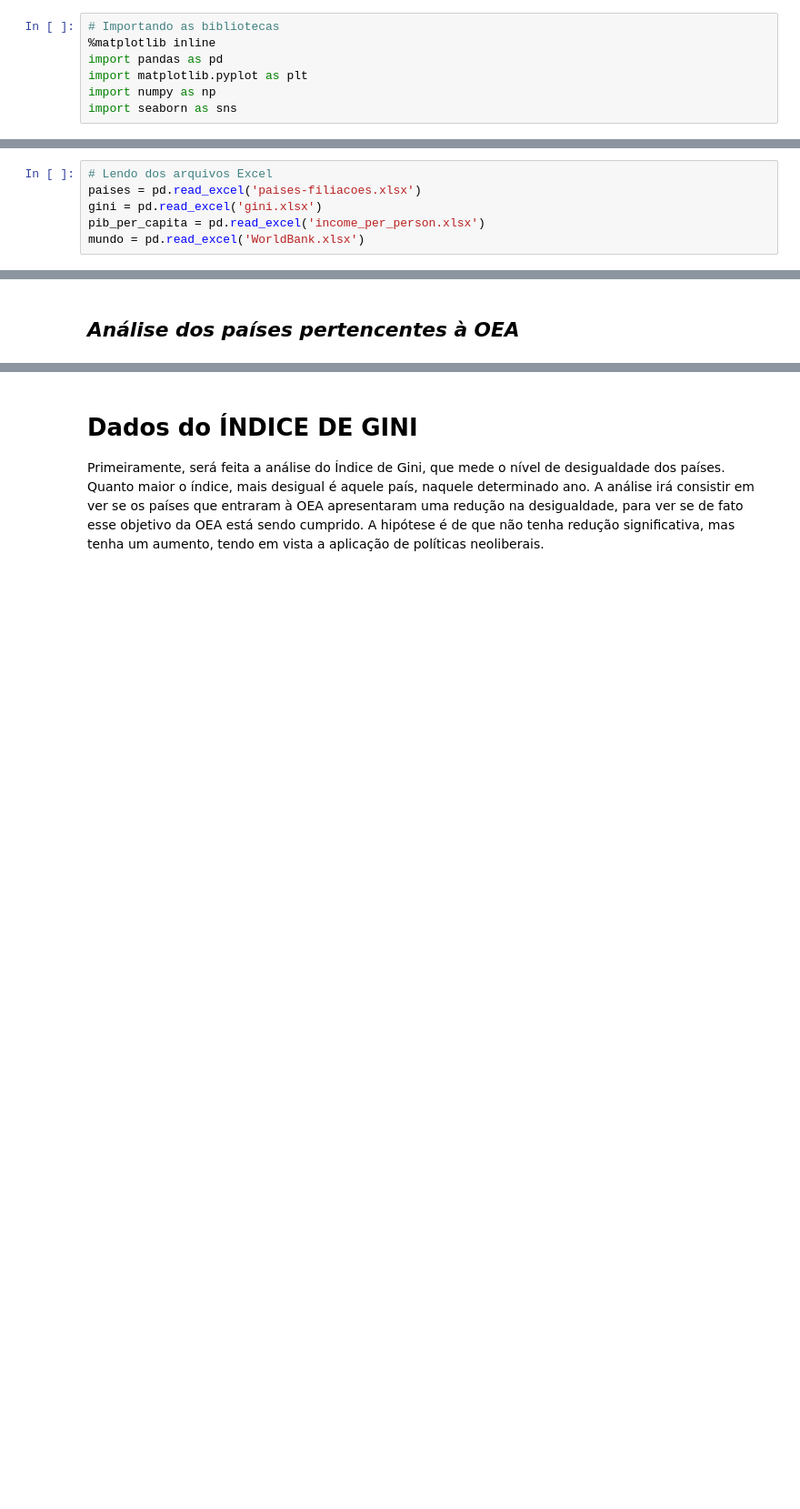
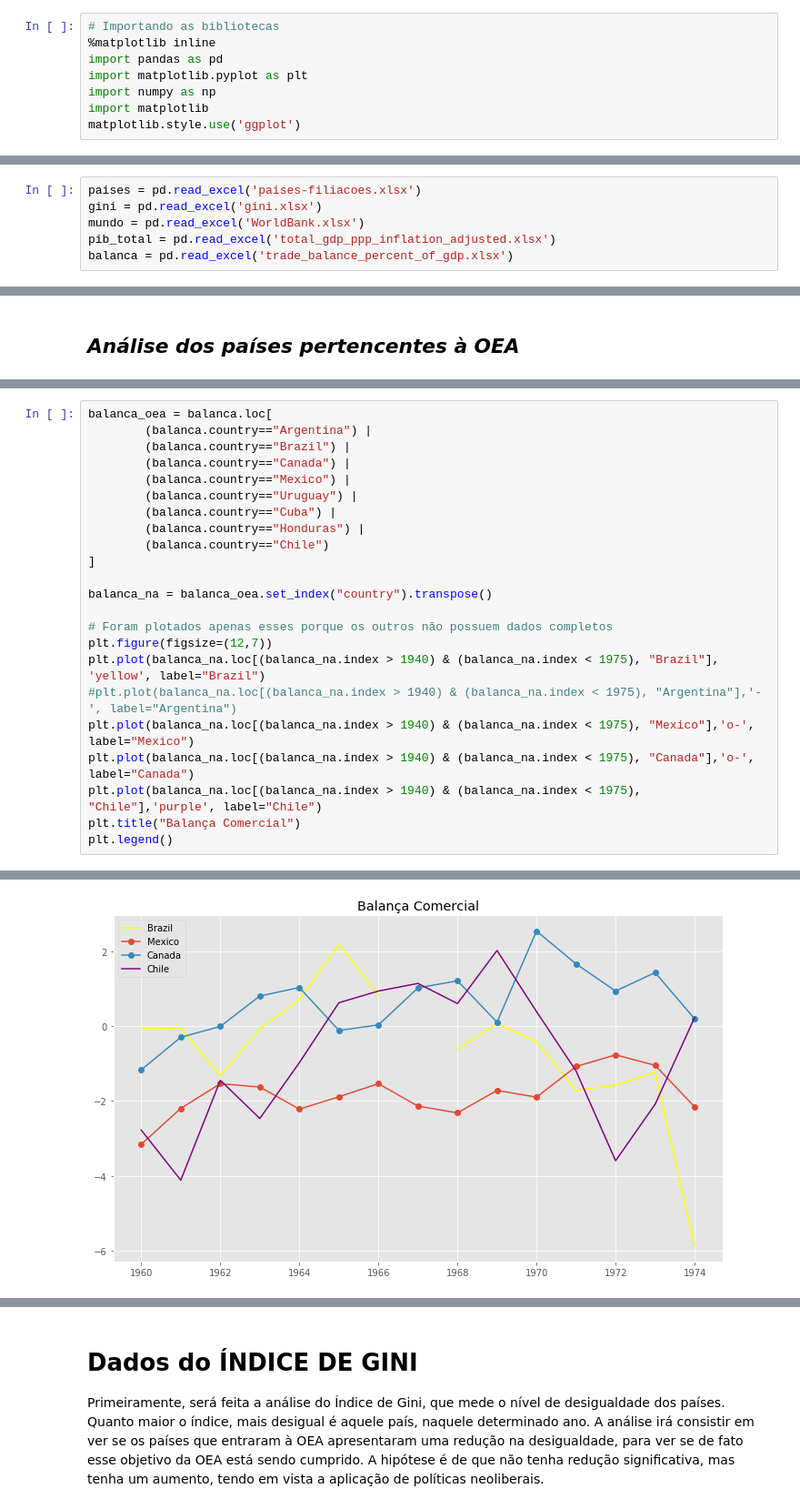
Before and after one commit to williamars/Ciencia-dos-Dados---P1, a Jupyter notebook: Rascunho P1 - William Silva.ipynb, the cells around one changed output, grey strips where cells are left out. Shown: that part at 91% size. Saved outputs shown, nothing was run; the diff lists cells and outputs as text; blank space fills up the shorter version.

```diff
--- a/Rascunho P1 - William Silva.ipynb
+++ b/Rascunho P1 - William Silva.ipynb
@@ -35,5 +46,6 @@ Para iniciar, pressuponho que, após se juntar à OEA, um país vai aumentar seu
 import pandas as pd
 import matplotlib.pyplot as plt
 import numpy as np
-import seaborn as sns
+import matplotlib
+matplotlib.style.use('ggplot')
 # %% [markdown]
@@ -41,6 +53,6 @@ Para iniciar, foram separados os dados em Excel do Índice de Gini, PIB PerCapit
 # %%
-# Lendo dos arquivos Excel
 paises = pd.read_excel('paises-filiacoes.xlsx')
 gini = pd.read_excel('gini.xlsx')
-pib_per_capita = pd.read_excel('income_per_person.xlsx')
 mundo = pd.read_excel('WorldBank.xlsx')
+pib_total = pd.read_excel('total_gdp_ppp_inflation_adjusted.xlsx')
+balanca = pd.read_excel('trade_balance_percent_of_gdp.xlsx')
@@ -73,0 +96,24 @@ Acima, temos os países que pertencem à OEA. No entanto, os nomes estão em por
+# %%
+balanca_oea = balanca.loc[
+        (balanca.country=="Argentina") |
+        (balanca.country=="Brazil") |
+        (balanca.country=="Canada") |
+        (balanca.country=="Mexico") |
+        (balanca.country=="Uruguay") |
+        (balanca.country=="Cuba") |
+        (balanca.country=="Honduras") |
+        (balanca.country=="Chile")
+]
+
+balanca_na = balanca_oea.set_index("country").transpose()
+
+# Foram plotados apenas esses porque os outros não possuem dados completos
+plt.figure(figsize=(12,7))
+plt.plot(balanca_na.loc[(balanca_na.index > 1940) & (balanca_na.index < 1975), "Brazil"], 'yellow', label="Brazil")
+#plt.plot(balanca_na.loc[(balanca_na.index > 1940) & (balanca_na.index < 1975), "Argentina"],'-', label="Argentina")
+plt.plot(balanca_na.loc[(balanca_na.index > 1940) & (balanca_na.index < 1975), "Mexico"],'o-', label="Mexico")
+plt.plot(balanca_na.loc[(balanca_na.index > 1940) & (balanca_na.index < 1975), "Canada"],'o-', label="Canada")
+plt.plot(balanca_na.loc[(balanca_na.index > 1940) & (balanca_na.index < 1975), "Chile"],'purple', label="Chile")
+plt.title("Balança Comercial")
+plt.legend()
+# %% [output]
@@ -73,0 +121 @@ Acima, temos os países que pertencem à OEA. No entanto, os nomes estão em por
+[figure, added]
```
Also changed, not shown: parts of 31 cells of this notebook, 1 other file.
